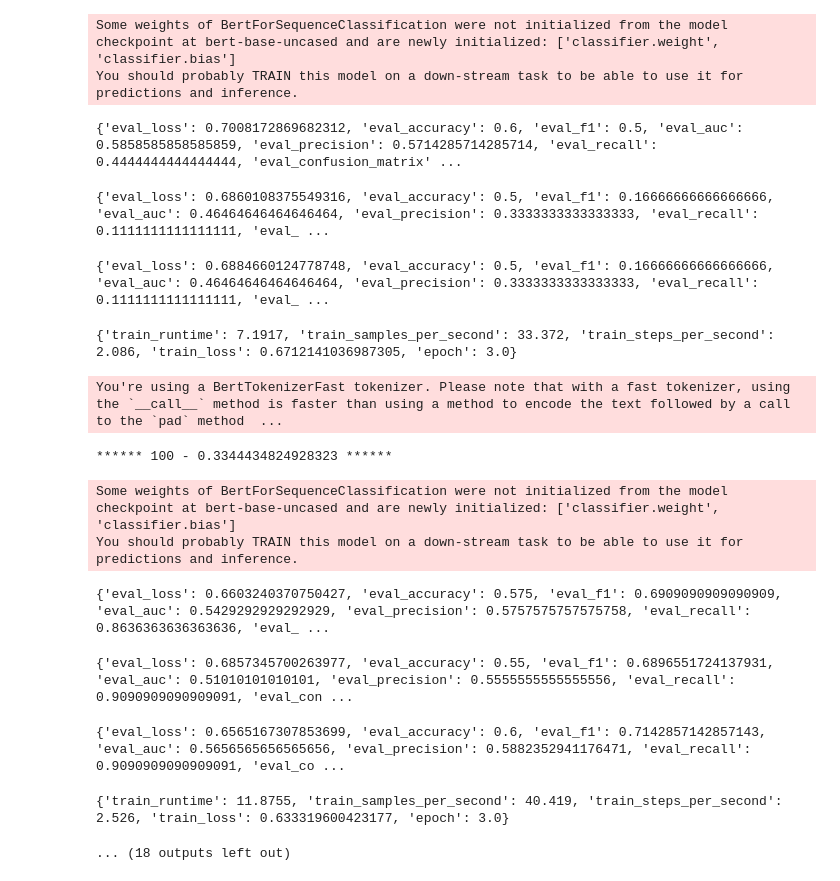
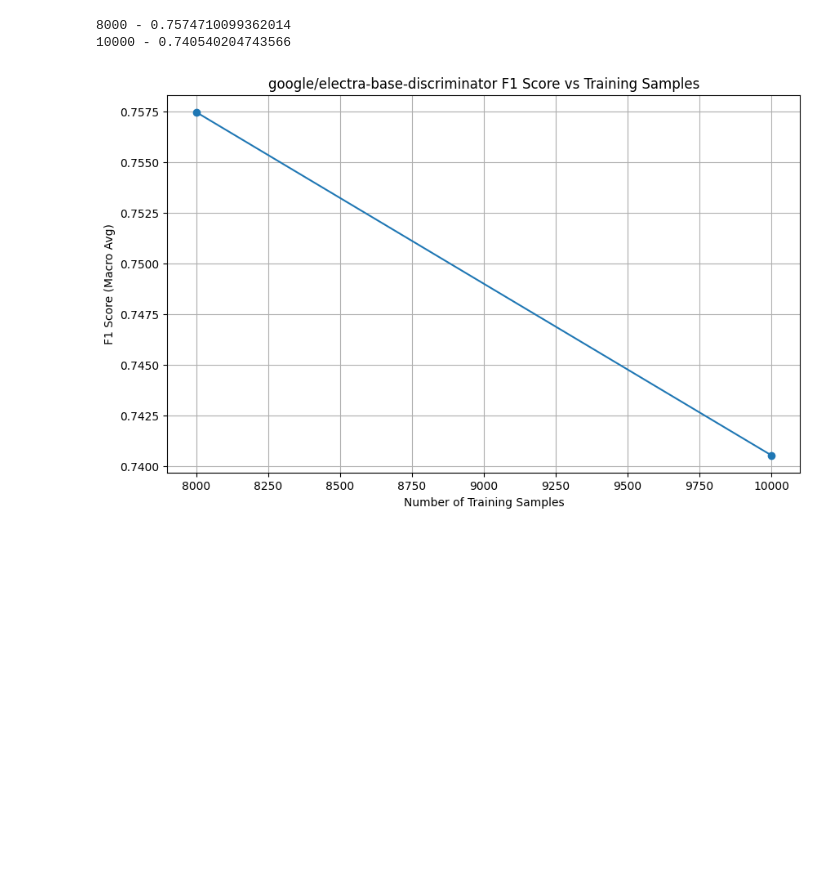
Before and after one commit to albrp97/Multidomain--Multimodal-and-Multilingual-Machine-Generated-Text-Detection, a Jupyter notebook: SubtaskA 2.0/07 training sample optimization.ipynb, the cells around one changed output. Cells and saved outputs as stored; diff of their text form; code cells hidden in the pictures; blank space fills up the shorter version.

```diff
--- a/SubtaskA 2.0/07 training sample optimization.ipynb
+++ b/SubtaskA 2.0/07 training sample optimization.ipynb
@@ -153,13 +153,19 @@ def test(test_df, model_path, id2label, label2id):
 random_seed = 0
 
 model = 'bert-base-uncased'
+model = 'Hello-SimpleAI/chatgpt-detector-roberta'
+model = 'roberta-base-openai-detector'
+model = 'roberta-base'
+model = 'distilbert-base-uncased'
+model = 'google/electra-base-discriminator'
 
-samples=[500,1000,2000,4000,6000,8000]
+samples=[500,1000,2000,4000,6000]
+samples=[8000,10000]
 f1_scores = []
 
 for SAMPLES_TO_TRAIN in samples:
 
-    df= pd.read_json('datasets/subtaskA_train_multilingual.jsonl', lines=True)
+    df= pd.read_json('datasets/subtaskA_train_monolingual.jsonl', lines=True)
 
     # df = df.rename(columns={'source': 'language'})
     # non_language_sources = ['wikihow', 'wikipedia', 'reddit', 'arxiv', 'peerread']
@@ -173,7 +179,7 @@ for SAMPLES_TO_TRAIN in samples:
     df.to_json('reducedTrainDataFrame.jsonl', orient='records', lines=True)
 
     train_path =  'reducedTrainDataFrame.jsonl'
-    test_path =  'datasets/subtaskA_dev_multilingual.jsonl'
+    test_path =  'datasets/subtaskA_dev_monolingual.jsonl'
 
     subtask =  'A'
     prediction_path = 'reducedPredictedDataFrame.jsonl'
@@ -201,47 +207,35 @@ for SAMPLES_TO_TRAIN in samples:
     train_df, valid_df, test_df = get_data(train_path, test_path, random_seed)
 
     fine_tune(train_df, valid_df, f"testing_models/{model.split('/')[-1]}_{SAMPLES_TO_TRAIN}", id2label, label2id, model)
 
     results, predictions = test(test_df, f"testing_models/{model.split('/')[-1]}_{SAMPLES_TO_TRAIN}/best/", id2label, label2id)
 
     f1_score=results['macro avg']['f1-score']
 
     with open(f"testing_models/{model.split('/')[-1]}_{SAMPLES_TO_TRAIN}/best/f1_score.json", 'w') as file:
         json.dump({'f1_score': f1_score}, file)
 
     f1_scores.append(f1_score)
 
     print(f'\n\n****** {SAMPLES_TO_TRAIN} - {f1_score} ******\n\n')
 
 from IPython.display import clear_output
 clear_output(wait=True)
 
 for SAMPLES_TO_TRAIN,f1_score in zip(samples,f1_scores):
     print(f'{SAMPLES_TO_TRAIN} - {f1_score}')
 
 import matplotlib.pyplot as plt
 # Plotting the graph
 plt.figure(figsize=(10, 6))
 plt.plot(samples, f1_scores, marker='o', linestyle='-')
 plt.xlabel('Number of Training Samples')
 plt.ylabel('F1 Score (Macro Avg)')
-plt.title('F1 Score vs Number of Training Samples')
+plt.title(f'{model} F1 Score vs Training Samples')
 plt.grid(True)
-plt.savefig(f"testing_models/{model.split('/')[-1]}_{SAMPLES_TO_TRAIN}_f1_scores.png")
+plt.savefig(f"testing_models/{model.split('/')[-1]}_optimized_f1_scores.png")
 plt.show()
 # %% [output]
-Some weights of BertForSequenceClassification were not initialized from the model checkpoint at bert-base-uncased and are newly initialized: ['classifier.weight', 'classifier.bias']
-You should probably TRAIN this model on a down-stream task to be able to use it for predictions and inference.
+8000 - 0.7574710099362014
+10000 - 0.740540204743566
-{'eval_loss': 0.7008172869682312, 'eval_accuracy': 0.6, 'eval_f1': 0.5, 'eval_auc': 0.5858585858585859, 'eval_precision': 0.5714285714285714, 'eval_recall': 0.4444444444444444, 'eval_confusion_matrix' ...
-{'eval_loss': 0.6860108375549316, 'eval_accuracy': 0.5, 'eval_f1': 0.16666666666666666, 'eval_auc': 0.46464646464646464, 'eval_precision': 0.3333333333333333, 'eval_recall': 0.1111111111111111, 'eval_ ...
-{'eval_loss': 0.6884660124778748, 'eval_accuracy': 0.5, 'eval_f1': 0.16666666666666666, 'eval_auc': 0.46464646464646464, 'eval_precision': 0.3333333333333333, 'eval_recall': 0.1111111111111111, 'eval_ ...
-{'train_runtime': 7.1917, 'train_samples_per_second': 33.372, 'train_steps_per_second': 2.086, 'train_loss': 0.6712141036987305, 'epoch': 3.0}
-You're using a BertTokenizerFast tokenizer. Please note that with a fast tokenizer, using the `__call__` method is faster than using a method to encode the text followed by a call to the `pad` method  ...
-****** 100 - 0.3344434824928323 ******
-Some weights of BertForSequenceClassification were not initialized from the model checkpoint at bert-base-uncased and are newly initialized: ['classifier.weight', 'classifier.bias']
-You should probably TRAIN this model on a down-stream task to be able to use it for predictions and inference.
-{'eval_loss': 0.6603240370750427, 'eval_accuracy': 0.575, 'eval_f1': 0.6909090909090909, 'eval_auc': 0.5429292929292929, 'eval_precision': 0.5757575757575758, 'eval_recall': 0.8636363636363636, 'eval_ ...
-{'eval_loss': 0.6857345700263977, 'eval_accuracy': 0.55, 'eval_f1': 0.6896551724137931, 'eval_auc': 0.51010101010101, 'eval_precision': 0.5555555555555556, 'eval_recall': 0.9090909090909091, 'eval_con ...
-{'eval_loss': 0.6565167307853699, 'eval_accuracy': 0.6, 'eval_f1': 0.7142857142857143, 'eval_auc': 0.5656565656565656, 'eval_precision': 0.5882352941176471, 'eval_recall': 0.9090909090909091, 'eval_co ...
-{'train_runtime': 11.8755, 'train_samples_per_second': 40.419, 'train_steps_per_second': 2.526, 'train_loss': 0.633319600423177, 'epoch': 3.0}
-... (18 outputs left out)
+[figure, added]
```
Also changed, not shown: parts of 1 cell of this notebook, 4 other files.
